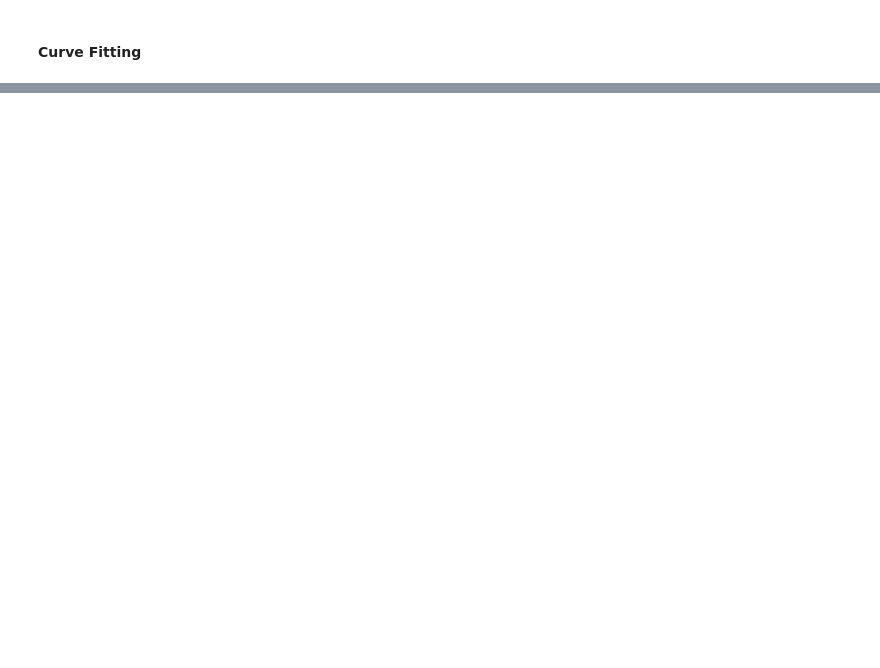
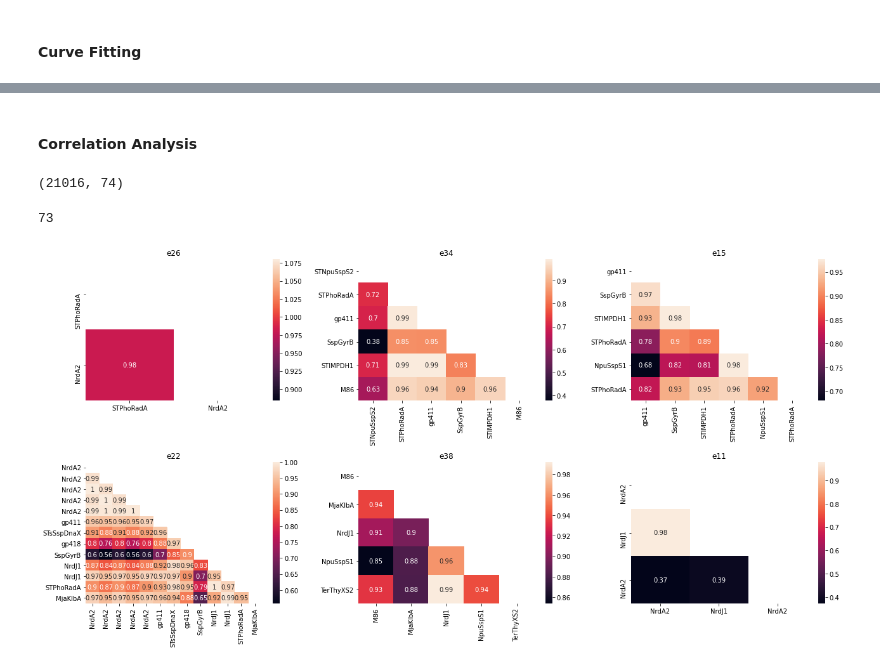
Before and after one commit to rmardian/intein-based-circuits, a Jupyter notebook: AND Gates Screening - Full.ipynb, the cells around one changed output, grey strips where cells are left out. Cells and saved outputs as stored; diff of their text form; code cells hidden in the pictures; blank space fills up the shorter version.

```diff
--- a/AND Gates Screening - Full.ipynb
+++ b/AND Gates Screening - Full.ipynb
@@ -75,11 +157,11 @@ def get_neg_ctrl_corrected(fluo, od):
 
     blank_corr_fluo = get_blank_corrected(fluo)
     blank_corr_od = get_blank_corrected(od)
+    blank_corr_od = blank_corr_od.replace(0, 1e-5)
     data = blank_corr_fluo / blank_corr_od
     neg_corrected = data.sub(data[filter(lambda x: x.startswith('negative-control'), data.columns)].mean(axis=1), axis=0)
     return neg_corrected.drop(filter(lambda x: x.startswith('negative-control'), neg_corrected.columns), axis=1)
 # %%
-folder = '033-all-and-gates-characterization'
 gates_list = pd.read_csv('datasets/experiment/{}/plate_map.csv'.format(folder))
 heatmaps = []
 
@@ -87,6 +169,7 @@ for i in tqdm(range(len(gates_list))):
 
     P1, P2 = gates_list.iloc[i].tolist()
     plate_map = read_map(P1, P2)
+
     a, b = str(i*2+1).zfill(3), str(i*2+2).zfill(3)
     raw_data = pd.read_csv('datasets/experiment/{}/{}-{}.csv'.format(folder, a, b), skiprows=[0])
     sample_map = generate_map(pd.read_csv('datasets/dictionary.csv'))
@@ -94,8 +177,8 @@ for i in tqdm(range(len(gates_list))):
     data = raw_data[raw_data['Well'].isin(metadata['Well'])].reset_index(drop=True)
     datas = generate_data(data, metadata['short_name'], datapoint=int((raw_data.shape[1] - 3)/4))
 
-    samples = get_neg_ctrl_corrected(datas[1][filter(lambda x: '-amp' not in x, datas[1].columns)],
-                                 datas[0][filter(lambda x: '-amp' not in x, datas[0].columns)])
+    samples = get_neg_ctrl_corrected(datas[1][filter(lambda x: '-kan' not in x, datas[1].columns)],
+                                 datas[0][filter(lambda x: '-kan' not in x, datas[0].columns)])
     reporter = get_neg_ctrl_corrected(datas[1][filter(lambda x: '-amp' in x, datas[1].columns)],
                                   datas[0][filter(lambda x: '-amp' in x, datas[0].columns)])
 
@@ -235,0 +290,13 @@ len(colormeshes_)
+# %% [markdown]
+#### Correlation Analysis
+# %%
+cm_arr = []
+cols = []
+for c in tqdm(colormeshes_):
+    cols.append(c[4])
+    cm_arr.append(c[2].ravel().tolist())
+
+df_cm = pd.DataFrame(np.array(cm_arr).T, columns=cols)
+df_cm.shape
+# %% [output]
+(21016, 74)
@@ -235,0 +306,21 @@ len(colormeshes_)
+# %%
+len(list(set(df_cm.columns.tolist())))
+# %% [output]
+73
+# %%
+f, axs = plt.subplots(2, 3, sharex=False, sharey=False, figsize=(18, 9))
+axr = axs.ravel()
+for i, ax in tqdm(enumerate(axr)):
+    if i < len(uniq_ecf):
+        data = df_cm[filter(lambda x: x.startswith(uniq_ecf[i]), df_cm.columns)].corr()
+        data.index = [col[6:] for col in data.index]
+        data.columns = [col[6:] for col in data.columns]
+        mask = np.triu(np.ones_like(data))
+        sns.heatmap(data, annot=True, mask=mask, ax=ax)
+        ax.set_title(uniq_ecf[i])
+    else:
+        ax.set_visible(False)
+plt.tight_layout()
+plt.show()
+# %% [output]
+[figure, added]
```
Also changed, not shown: parts of 47 cells of this notebook, 49 other files.
